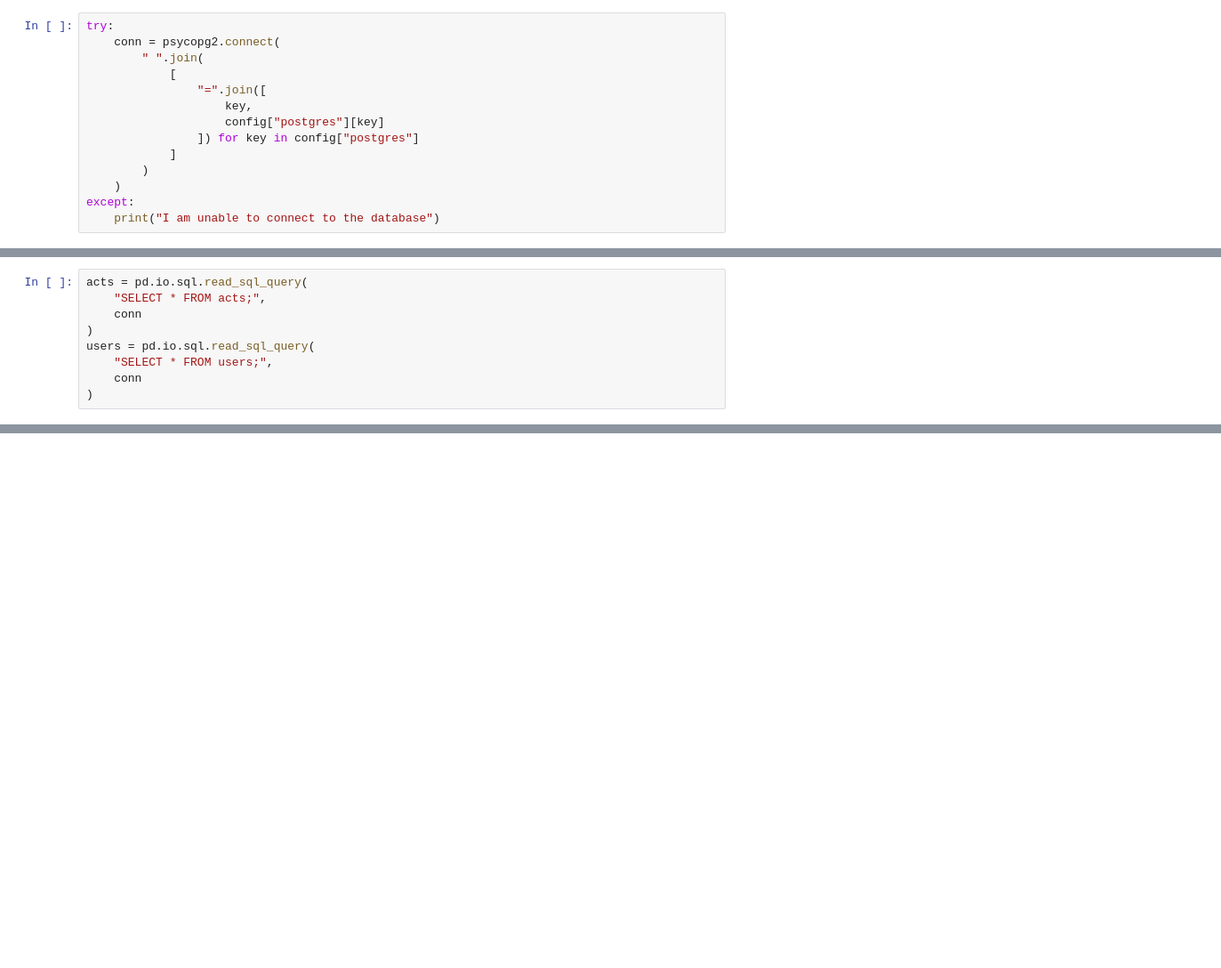
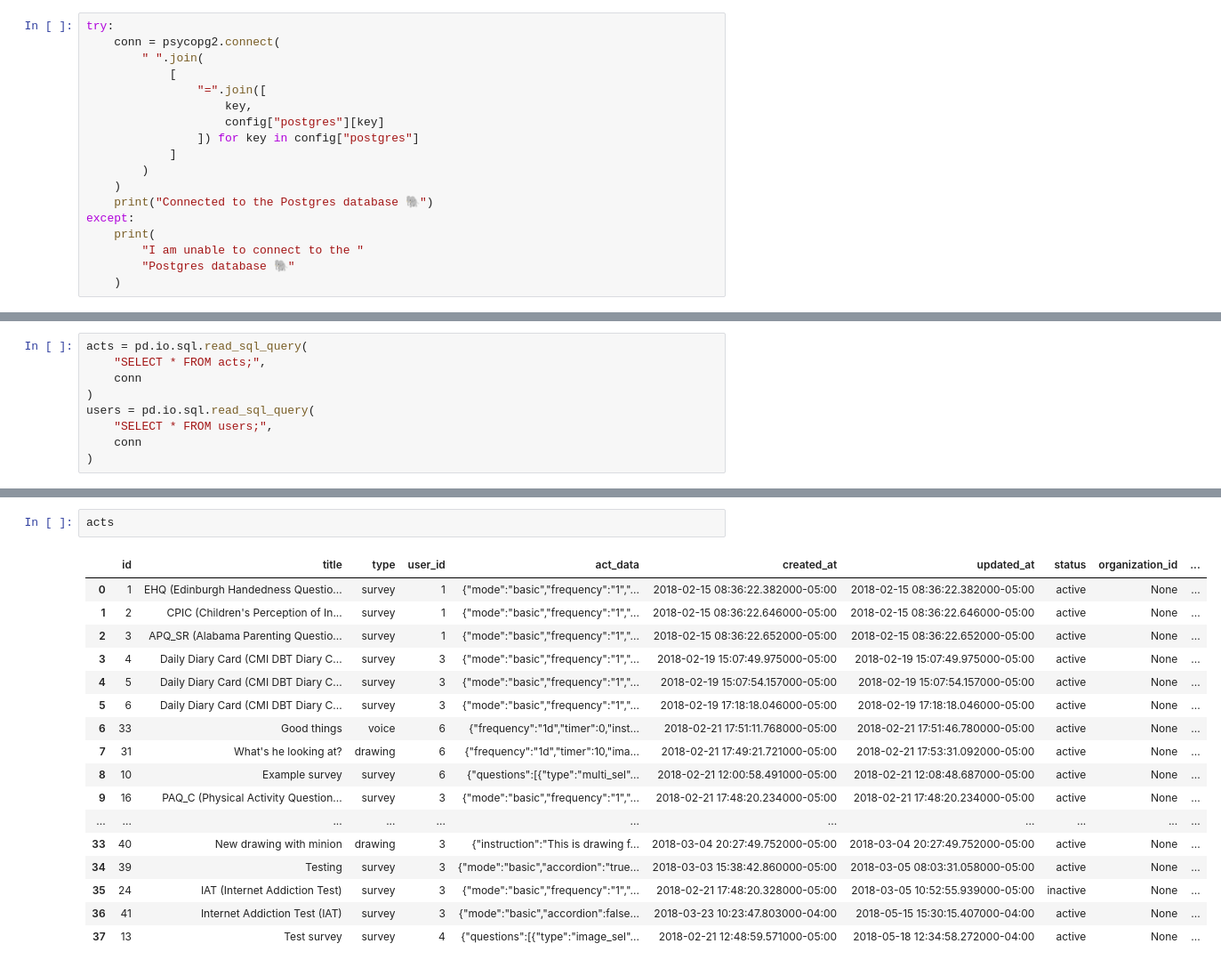
Before and after one commit to ChildMindInstitute/mindlogger-backend, a Jupyter notebook: postgres_to_girder/port.ipynb, the cells around one changed output, grey strips where cells are left out. Shown at 89% size. Cells and saved outputs as stored; diff of their text form; blank space fills up the shorter version.

Commit message:
:construction: :leaves: `activities` Metadata Minus `user` Links
Ref #32, #31 ChildMindInstitute/mindlogger-app-backend/wiki/Data-Dictionary@e3bed91

```diff
--- a/postgres_to_girder/port.ipynb
+++ b/postgres_to_girder/port.ipynb
@@ -43,5 +70,9 @@ try:
             ]
         )
     )
+    print("Connected to the Postgres database 🐘")
 except:
-    print("I am unable to connect to the database")
+    print(
+        "I am unable to connect to the "
+        "Postgres database 🐘"
+    )
@@ -74,0 +181,20 @@ for activity in set(acts["title"]):
+# %%
+acts
+# %% [output]
+|  | id | title | type | user_id | act_data | created_at | updated_at | status | organization_id | ... |
+| 0 | 1 | EHQ (Edinburgh Handedness Questio... | survey | 1 | {"mode":"basic","frequency":"1","... | 2018-02-15 08:36:22.382000-05:00 | 2018-02-15 08:36:22.382000-05:00 | active | None | ... |
+| 1 | 2 | CPIC (Children's Perception of In... | survey | 1 | {"mode":"basic","frequency":"1","... | 2018-02-15 08:36:22.646000-05:00 | 2018-02-15 08:36:22.646000-05:00 | active | None | ... |
+| 2 | 3 | APQ_SR (Alabama Parenting Questio... | survey | 1 | {"mode":"basic","frequency":"1","... | 2018-02-15 08:36:22.652000-05:00 | 2018-02-15 08:36:22.652000-05:00 | active | None | ... |
+| 3 | 4 | Daily Diary Card (CMI DBT Diary C... | survey | 3 | {"mode":"basic","frequency":"1","... | 2018-02-19 15:07:49.975000-05:00 | 2018-02-19 15:07:49.975000-05:00 | active | None | ... |
+| 4 | 5 | Daily Diary Card (CMI DBT Diary C... | survey | 3 | {"mode":"basic","frequency":"1","... | 2018-02-19 15:07:54.157000-05:00 | 2018-02-19 15:07:54.157000-05:00 | active | None | ... |
+| 5 | 6 | Daily Diary Card (CMI DBT Diary C... | survey | 3 | {"mode":"basic","frequency":"1","... | 2018-02-19 17:18:18.046000-05:00 | 2018-02-19 17:18:18.046000-05:00 | active | None | ... |
+| 6 | 33 | Good things | voice | 6 | {"frequency":"1d","timer":0,"inst... | 2018-02-21 17:51:11.768000-05:00 | 2018-02-21 17:51:46.780000-05:00 | active | None | ... |
+| 7 | 31 | What's he looking at? | drawing | 6 | {"frequency":"1d","timer":10,"ima... | 2018-02-21 17:49:21.721000-05:00 | 2018-02-21 17:53:31.092000-05:00 | active | None | ... |
+| 8 | 10 | Example survey | survey | 6 | {"questions":[{"type":"multi_sel"... | 2018-02-21 12:00:58.491000-05:00 | 2018-02-21 12:08:48.687000-05:00 | active | None | ... |
+| 9 | 16 | PAQ_C (Physical Activity Question... | survey | 3 | {"mode":"basic","frequency":"1","... | 2018-02-21 17:48:20.234000-05:00 | 2018-02-21 17:48:20.234000-05:00 | active | None | ... |
+| ... | ... | ... | ... | ... | ... | ... | ... | ... | ... | ... |
+| 33 | 40 | New drawing with minion | drawing | 3 | {"instruction":"This is drawing f... | 2018-03-04 20:27:49.752000-05:00 | 2018-03-04 20:27:49.752000-05:00 | active | None | ... |
+| 34 | 39 | Testing | survey | 3 | {"mode":"basic","accordion":"true... | 2018-03-03 15:38:42.860000-05:00 | 2018-03-05 08:03:31.058000-05:00 | active | None | ... |
+| 35 | 24 | IAT (Internet Addiction Test) | survey | 3 | {"mode":"basic","frequency":"1","... | 2018-02-21 17:48:20.328000-05:00 | 2018-03-05 10:52:55.939000-05:00 | inactive | None | ... |
+| 36 | 41 | Internet Addiction Test (IAT) | survey | 3 | {"mode":"basic","accordion":false... | 2018-03-23 10:23:47.803000-04:00 | 2018-05-15 15:30:15.407000-04:00 | active | None | ... |
+| 37 | 13 | Test survey | survey | 4 | {"questions":[{"type":"image_sel"... | 2018-02-21 12:48:59.571000-05:00 | 2018-05-18 12:34:58.272000-04:00 | active | None | ... |
```
Also changed, not shown: parts of 9 cells of this notebook, 1 other file.
